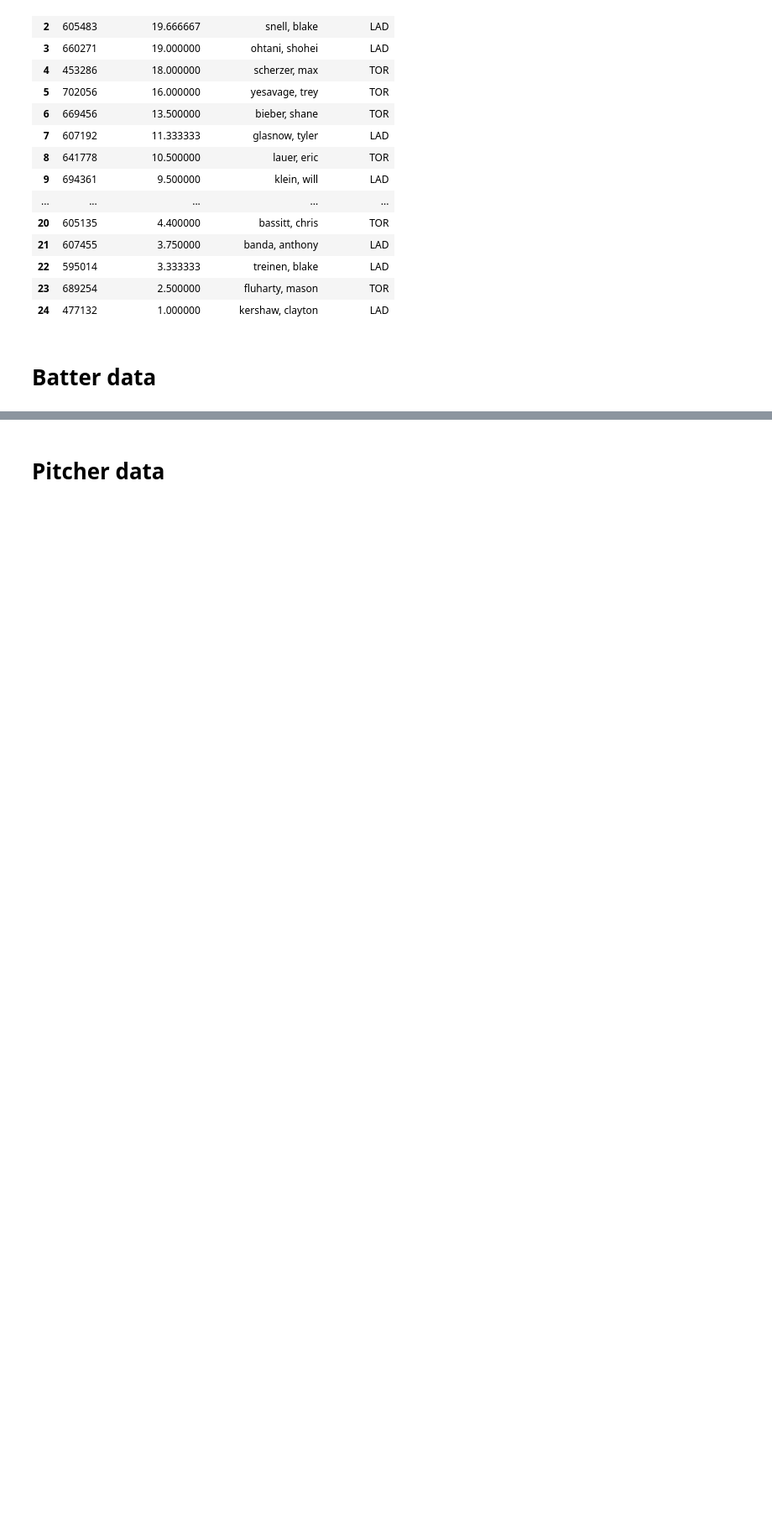
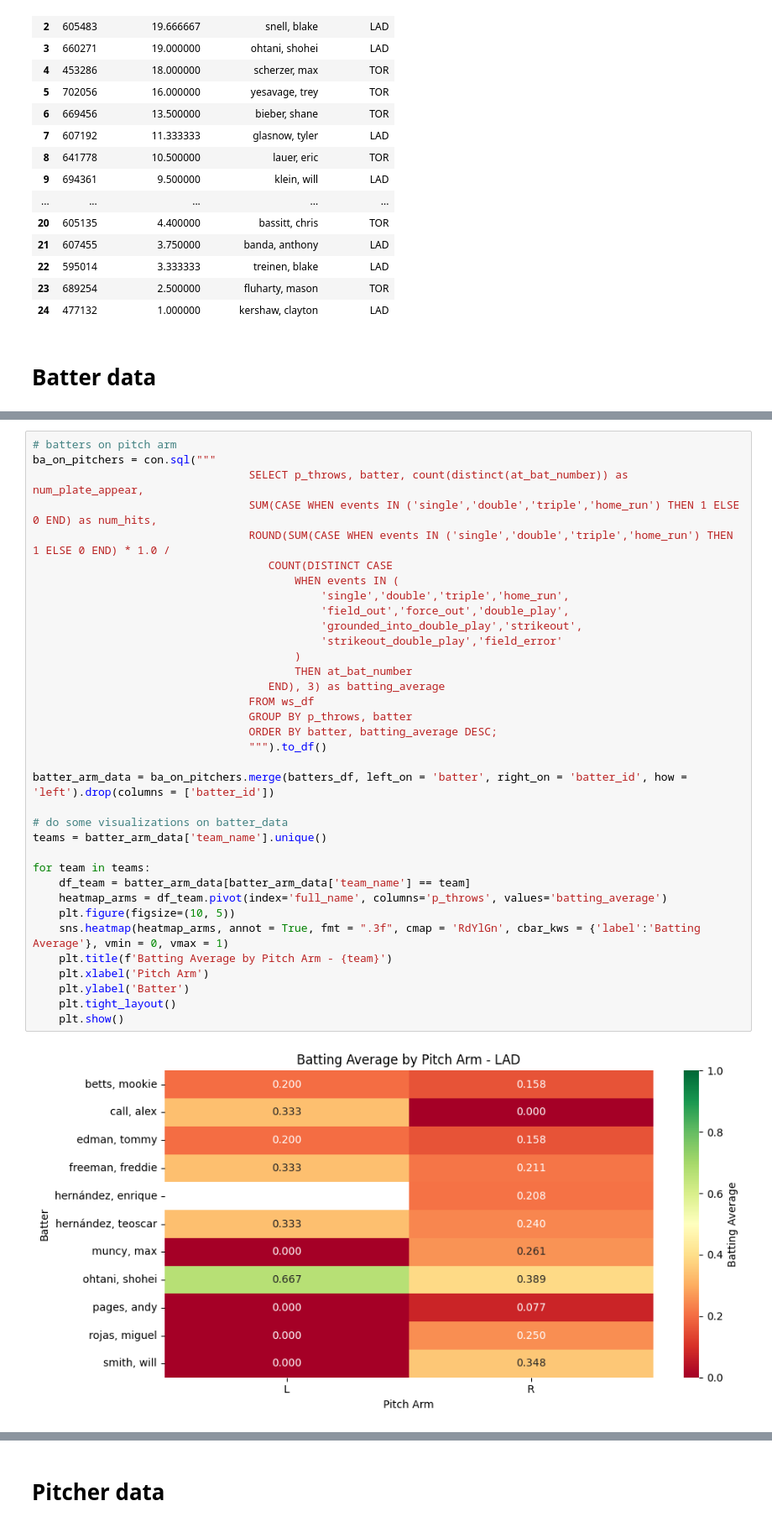
Before and after one commit to cjsteffen00/MLB-data, a Jupyter notebook: analysis_files/world_series.ipynb, the cells around one changed output, grey strips where cells are left out. Shown: that part at 84% size. Drawn from its saved outputs; the diff is of its cells as text; blank space fills up the shorter version.

Commit message:
added batting avg by pitch arm and ERA by batter stance

```diff
--- a/analysis_files/world_series.ipynb
+++ b/analysis_files/world_series.ipynb
@@ -304,3 +305,40 @@ for team in teams:
 └────────────┴────────────────────┘
 [figure]
 [figure]
+# %%
+# batters on pitch arm
+ba_on_pitchers = con.sql("""
+                                 SELECT p_throws, batter, count(distinct(at_bat_number)) as num_plate_appear,
+                                 SUM(CASE WHEN events IN ('single','double','triple','home_run') THEN 1 ELSE 0 END) as num_hits,
+                                 ROUND(SUM(CASE WHEN events IN ('single','double','triple','home_run') THEN 1 ELSE 0 END) * 1.0 /
+                                    COUNT(DISTINCT CASE
+                                        WHEN events IN (
+                                            'single','double','triple','home_run',
+                                            'field_out','force_out','double_play',
+                                            'grounded_into_double_play','strikeout',
+                                            'strikeout_double_play','field_error'
+                                        )
+                                        THEN at_bat_number
+                                    END), 3) as batting_average
+                                 FROM ws_df
+                                 GROUP BY p_throws, batter
+                                 ORDER BY batter, batting_average DESC;
+                                 """).to_df()
+
+batter_arm_data = ba_on_pitchers.merge(batters_df, left_on = 'batter', right_on = 'batter_id', how = 'left').drop(columns = ['batter_id'])
+
+# do some visualizations on batter_data
+teams = batter_arm_data['team_name'].unique()
+
+for team in teams:
+    df_team = batter_arm_data[batter_arm_data['team_name'] == team]
+    heatmap_arms = df_team.pivot(index='full_name', columns='p_throws', values='batting_average')
+    plt.figure(figsize=(10, 5))
+    sns.heatmap(heatmap_arms, annot = True, fmt = ".3f", cmap = 'RdYlGn', cbar_kws = {'label':'Batting Average'}, vmin = 0, vmax = 1)
+    plt.title(f'Batting Average by Pitch Arm - {team}')
+    plt.xlabel('Pitch Arm')
+    plt.ylabel('Batter')
+    plt.tight_layout()
+    plt.show()
+# %% [output]
+[figure, added]
```
Also changed, not shown: parts of 4 cells of this notebook.
